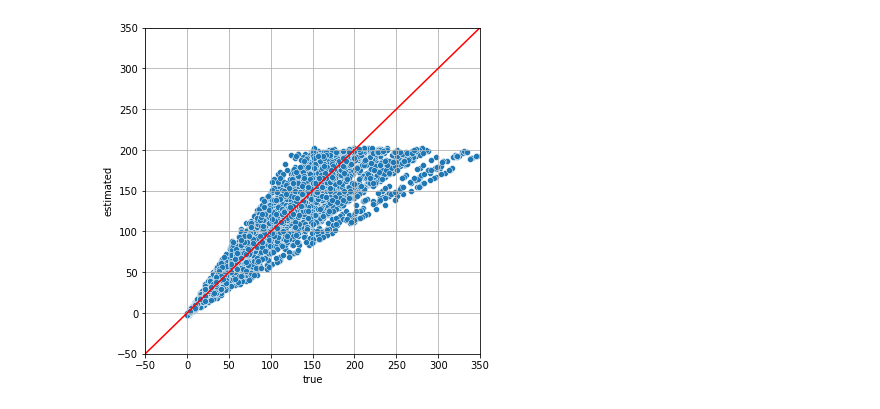
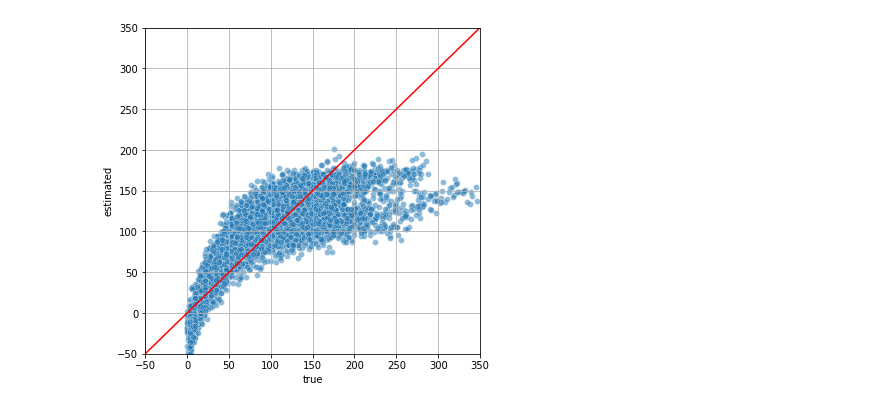
Before and after one commit to HazmilH/turbofan_rul_prediction, a Jupyter notebook: notebooks/02-ml_SVR.ipynb, the cells around one changed output. Drawn from its saved outputs; the diff is of its cells as text; code cells hidden in the pictures.

```diff
--- a/notebooks/02-ml_SVR.ipynb
+++ b/notebooks/02-ml_SVR.ipynb
@@ -37,7 +37,7 @@ files = sorted(glob.glob(path_to_interim+'*'))
 df = pd.read_csv(files[0])
 
 # choose relevant features
-to_drop = ['engine_id', 'time_cycle', 'max_cycle'] # id/label cols
+to_drop = ['engine_id', 'time_cycle', 'max_cycle', 'HI'] # id/label cols
 cst_features = ['op_set_3', 'sensor_18', 'sensor_19'] # constant features
 quasi_cst_features = ['sensor_1', 'sensor_5', 'sensor_6', 'sensor_10', 'sensor_16'] # quasi-constant features
 high_corr_to_drop = ['sensor_14'] # drop corrected core speed - sensor 14
@@ -122,28 +134,28 @@ MSE      : 864.0966025077306
 # %%
 def plot_rul_true_estimated():
 
     # reset index y_test
     y_test.reset_index(drop=True, inplace=True)
 
     # create RUL df to compute error,d and score,s
     RUL = pd.concat([y_test.reset_index(drop=True), pd.Series(y_pred)], axis=1, ignore_index=True )
     RUL.rename(columns={0:'true', 1:'estimated'}, inplace=True)
 
     # cast as int
     RUL['estimated'] = [int(i) for i in RUL['estimated']]
 
     # compute error d
     RUL['error'] = RUL['estimated'] - RUL['true']
 
     # plotting
     plt.figure(figsize=(6,6))
-    sns.scatterplot(data=RUL, x='true', y='estimated')
+    sns.scatterplot(data=RUL, x='true', y='estimated', alpha=0.5)
     sns.lineplot(x=np.arange(-50,350), y=np.arange(-50,350), color = 'red')
     plt.xlim(-50,350)
     plt.ylim(-50,350)
     plt.grid()
     plt.show()
 
 plot_rul_true_estimated()
 # %% [output]
-[figure, old version]
+[figure, new version]
```
Also changed, not shown: parts of 8 cells of this notebook, 7 other files.
